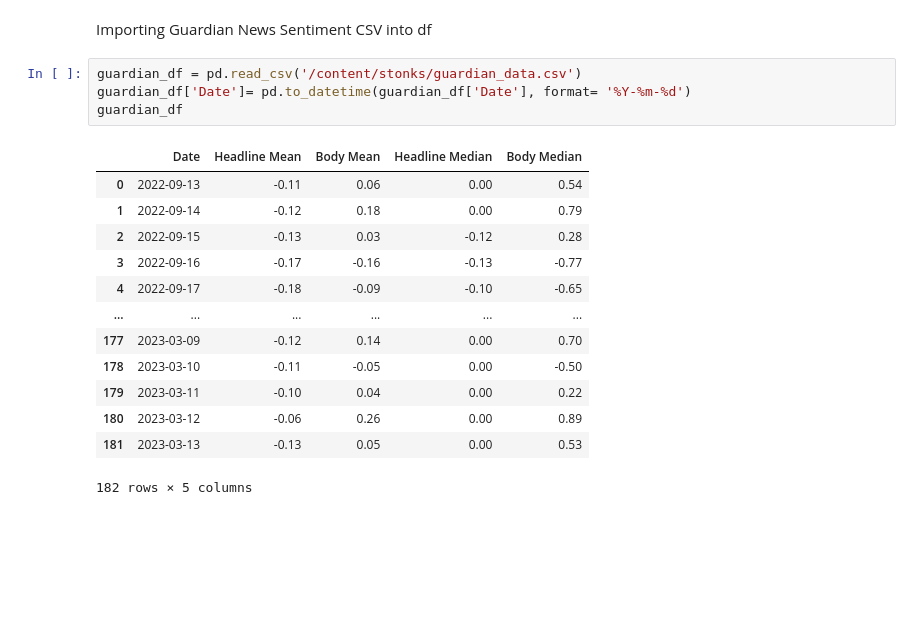
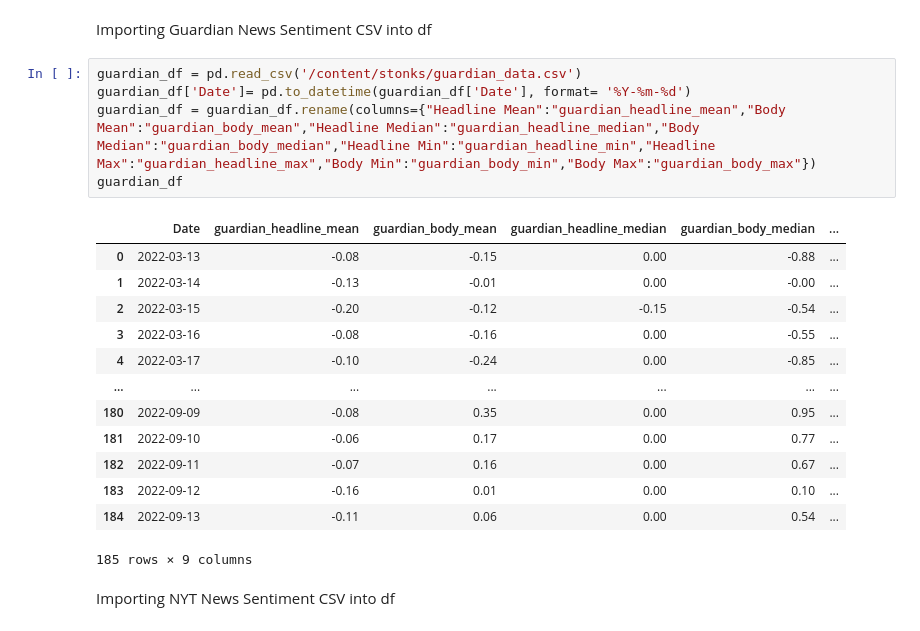
Before and after one commit to IS737StockPicker/stonks, a Jupyter notebook: PB_Data_Analysis.ipynb, the cells around one changed output. Drawn from its saved outputs; the diff is of its cells as text; blank space fills up the shorter version.

```diff
--- a/PB_Data_Analysis.ipynb
+++ b/PB_Data_Analysis.ipynb
@@ -70,18 +107,21 @@ Importing Guardian News Sentiment CSV into df
 # %%
 guardian_df = pd.read_csv('/content/stonks/guardian_data.csv')
 guardian_df['Date']= pd.to_datetime(guardian_df['Date'], format= '%Y-%m-%d')
+guardian_df = guardian_df.rename(columns={"Headline Mean":"guardian_headline_mean","Body Mean":"guardian_body_mean","Headline Median":"guardian_headline_median","Body Median":"guardian_body_median","Headline Min":"guardian_headline_min","Headline Max":"guardian_headline_max","Body Min":"guardian_body_min","Body Max":"guardian_body_max"})
 guardian_df
 # %% [output]
-|  | Date | Headline Mean | Body Mean | Headline Median | Body Median |
-| 0 | 2022-09-13 | -0.11 | 0.06 | 0.00 | 0.54 |
-| 1 | 2022-09-14 | -0.12 | 0.18 | 0.00 | 0.79 |
-| 2 | 2022-09-15 | -0.13 | 0.03 | -0.12 | 0.28 |
-| 3 | 2022-09-16 | -0.17 | -0.16 | -0.13 | -0.77 |
-| 4 | 2022-09-17 | -0.18 | -0.09 | -0.10 | -0.65 |
-| ... | ... | ... | ... | ... | ... |
-| 177 | 2023-03-09 | -0.12 | 0.14 | 0.00 | 0.70 |
-| 178 | 2023-03-10 | -0.11 | -0.05 | 0.00 | -0.50 |
-| 179 | 2023-03-11 | -0.10 | 0.04 | 0.00 | 0.22 |
-| 180 | 2023-03-12 | -0.06 | 0.26 | 0.00 | 0.89 |
-| 181 | 2023-03-13 | -0.13 | 0.05 | 0.00 | 0.53 |
+|  | Date | guardian_headline_mean | guardian_body_mean | guardian_headline_median | guardian_body_median | ... |
+| 0 | 2022-03-13 | -0.08 | -0.15 | 0.00 | -0.88 | ... |
+| 1 | 2022-03-14 | -0.13 | -0.01 | 0.00 | -0.00 | ... |
+| 2 | 2022-03-15 | -0.20 | -0.12 | -0.15 | -0.54 | ... |
+| 3 | 2022-03-16 | -0.08 | -0.16 | 0.00 | -0.55 | ... |
+| 4 | 2022-03-17 | -0.10 | -0.24 | 0.00 | -0.85 | ... |
+| ... | ... | ... | ... | ... | ... | ... |
+| 180 | 2022-09-09 | -0.08 | 0.35 | 0.00 | 0.95 | ... |
+| 181 | 2022-09-10 | -0.06 | 0.17 | 0.00 | 0.77 | ... |
+| 182 | 2022-09-11 | -0.07 | 0.16 | 0.00 | 0.67 | ... |
+| 183 | 2022-09-12 | -0.16 | 0.01 | 0.00 | 0.10 | ... |
+| 184 | 2022-09-13 | -0.11 | 0.06 | 0.00 | 0.54 | ... |
-182 rows × 5 columns
+185 rows × 9 columns
+# %% [markdown]
+Importing NYT News Sentiment CSV into df
```
Also changed, not shown: parts of 25 cells of this notebook, 1 other file.
